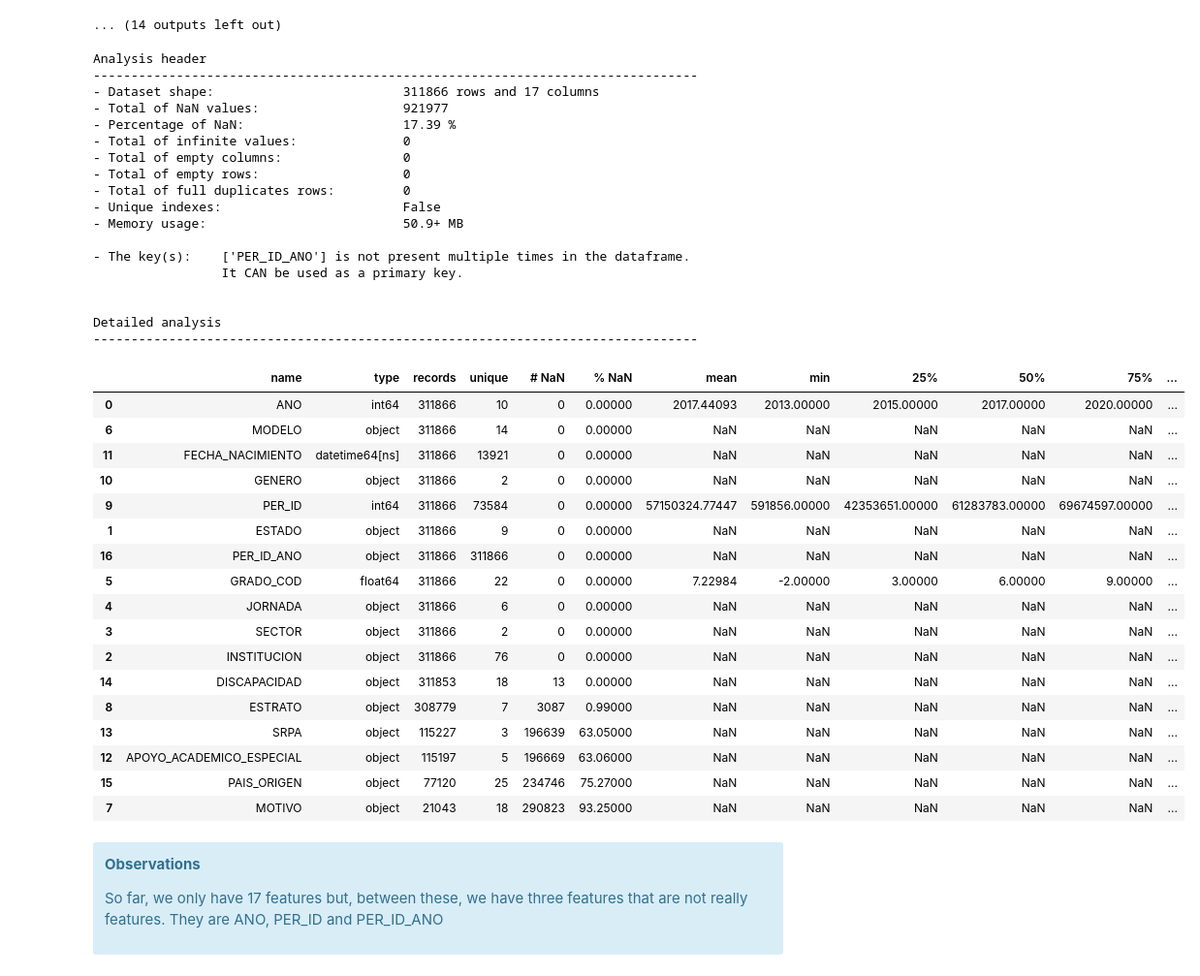
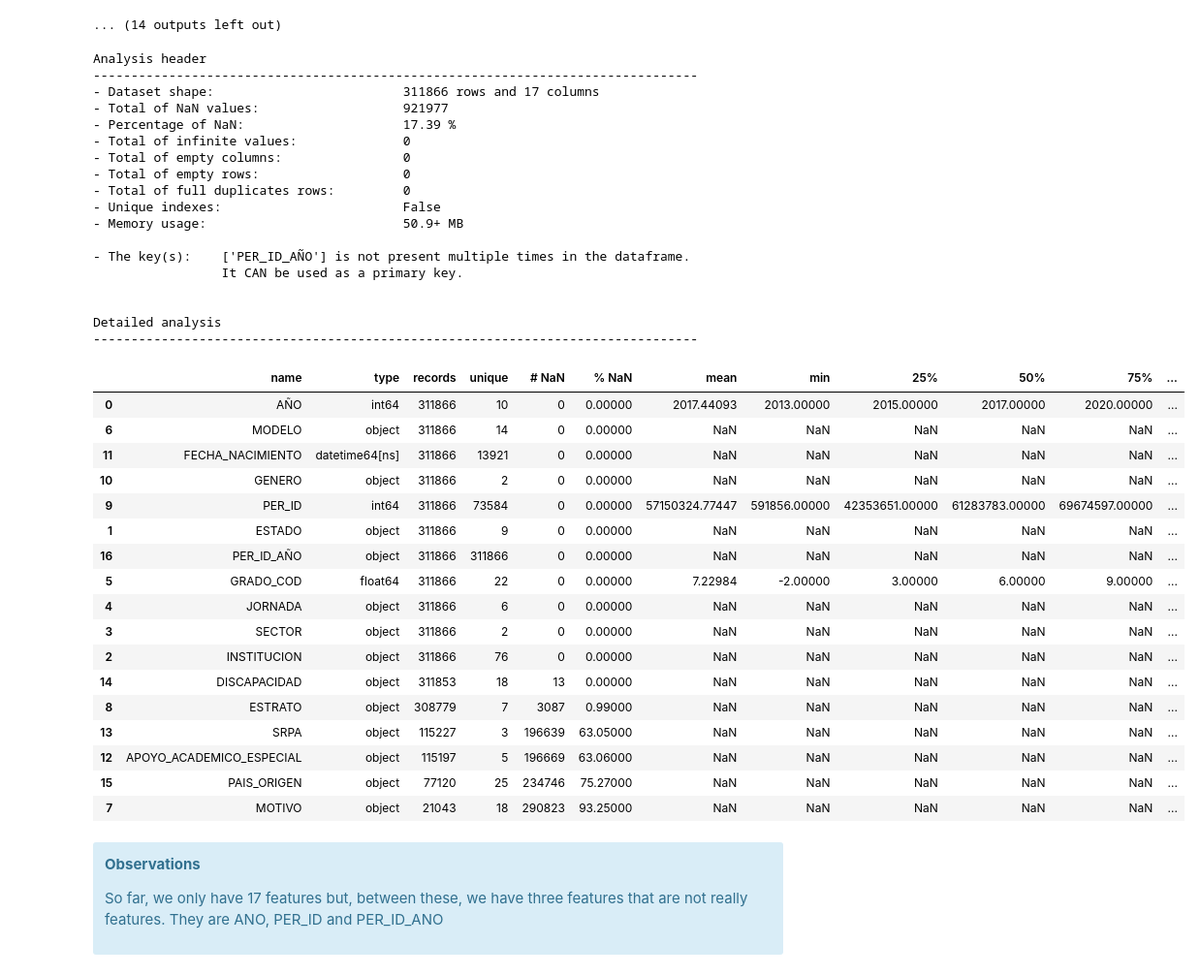
Before and after one commit to samirhinojosa/school-dropout-in-sogamoso, a Jupyter notebook: notebooks/school_dropout_cleaning.ipynb, the cells around one changed output. Shown: that part at 97% size. Drawn from its saved outputs; the diff is of its cells as text; code cells hidden in the pictures.

```diff
--- a/notebooks/school_dropout_cleaning.ipynb
+++ b/notebooks/school_dropout_cleaning.ipynb
@@ -137,6 +137,8 @@ Deleting columns and rows with 100% of missing-values. At the same time, let's d
 for year in range(2013, 2022+1):
     globals()["df_students_" + str(year)] = globals()["df_students_" + str(year)].\
                                                 dropna(axis="columns", how="all").dropna(axis="rows", how="all")
+
+    globals()["df_students_" + str(year)].rename(columns={"ANO" : "AÑO"}, inplace=True)
 # %% [markdown]
 #### 3.1.2 Checking columns names
 # %%
@@ -452,8 +454,8 @@ df_students = pd.DataFrame()
 for year in range(2013, 2022+1):
     df_students = pd.concat([df_students, globals()["df_students_" + str(year)]])
 # %%
-df_students["PER_ID_ANO"] = df_students["PER_ID"].astype(str) + df_students["ANO"].astype(str)
-df_analysis(df_students, key_columns=["PER_ID_ANO"], analysis_type="complete")
+df_students["PER_ID_AÑO"] = df_students["PER_ID"].astype(str) + df_students["AÑO"].astype(str)
+df_analysis(df_students, key_columns=["PER_ID_AÑO"], analysis_type="complete")
 # %% [output]
 Analysis header
 --------------------------------------------------------------------------------
@@ -699,34 +700,34 @@ array(['ESTRATO 1', 'ESTRATO 2', 'ESTRATO 3', 'ESTRATO 4', 'ESTRATO 0',
        'ESTRATO 6', 'ESTRATO 5', nan], dtype=object)
 ... (14 outputs left out)
 # %%
-df_analysis(df_students, key_columns=["PER_ID_ANO"], analysis_type="complete")
+df_analysis(df_students, key_columns=["PER_ID_AÑO"], analysis_type="complete")
 # %% [output]
 Analysis header
 --------------------------------------------------------------------------------
 - Dataset shape:                         311866 rows and 17 columns
 - Total of NaN values:                   921977
 - Percentage of NaN:                     17.39 %
 - Total of infinite values:              0
 - Total of empty columns:                0
 - Total of empty rows:                   0
 - Total of full duplicates rows:         0
 - Unique indexes:                        False
 - Memory usage:                          50.9+ MB
 
-- The key(s):    ['PER_ID_ANO'] is not present multiple times in the dataframe.
+- The key(s):    ['PER_ID_AÑO'] is not present multiple times in the dataframe.
                  It CAN be used as a primary key.
 
 
 Detailed analysis
 --------------------------------------------------------------------------------
 |  | name | type | records | unique | # NaN | % NaN | mean | min | 25% | 50% | 75% | ... |
-| 0 | ANO | int64 | 311866 | 10 | 0 | 0.00000 | 2017.44093 | 2013.00000 | 2015.00000 | 2017.00000 | 2020.00000 | ... |
+| 0 | AÑO | int64 | 311866 | 10 | 0 | 0.00000 | 2017.44093 | 2013.00000 | 2015.00000 | 2017.00000 | 2020.00000 | ... |
 | 6 | MODELO | object | 311866 | 14 | 0 | 0.00000 | NaN | NaN | NaN | NaN | NaN | ... |
 | 11 | FECHA_NACIMIENTO | datetime64[ns] | 311866 | 13921 | 0 | 0.00000 | NaN | NaN | NaN | NaN | NaN | ... |
 | 10 | GENERO | object | 311866 | 2 | 0 | 0.00000 | NaN | NaN | NaN | NaN | NaN | ... |
 | 9 | PER_ID | int64 | 311866 | 73584 | 0 | 0.00000 | 57150324.77447 | 591856.00000 | 42353651.00000 | 61283783.00000 | 69674597.00000 | ... |
 | 1 | ESTADO | object | 311866 | 9 | 0 | 0.00000 | NaN | NaN | NaN | NaN | NaN | ... |
-| 16 | PER_ID_ANO | object | 311866 | 311866 | 0 | 0.00000 | NaN | NaN | NaN | NaN | NaN | ... |
+| 16 | PER_ID_AÑO | object | 311866 | 311866 | 0 | 0.00000 | NaN | NaN | NaN | NaN | NaN | ... |
 | 5 | GRADO_COD | float64 | 311866 | 22 | 0 | 0.00000 | 7.22984 | -2.00000 | 3.00000 | 6.00000 | 9.00000 | ... |
 | 4 | JORNADA | object | 311866 | 6 | 0 | 0.00000 | NaN | NaN | NaN | NaN | NaN | ... |
 | 3 | SECTOR | object | 311866 | 2 | 0 | 0.00000 | NaN | NaN | NaN | NaN | NaN | ... |
```
Also changed, not shown: parts of 26 cells of this notebook, 2 other files.
